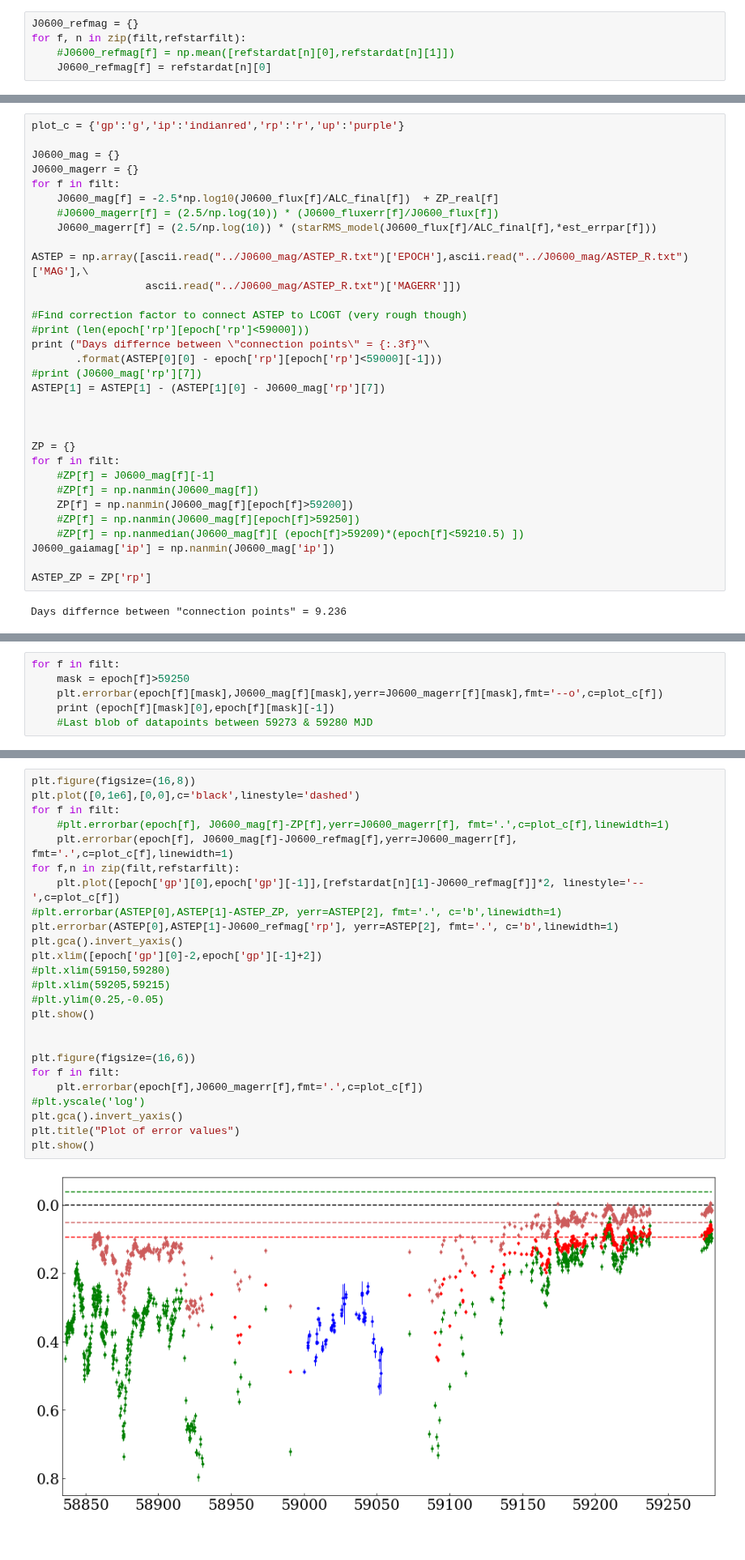
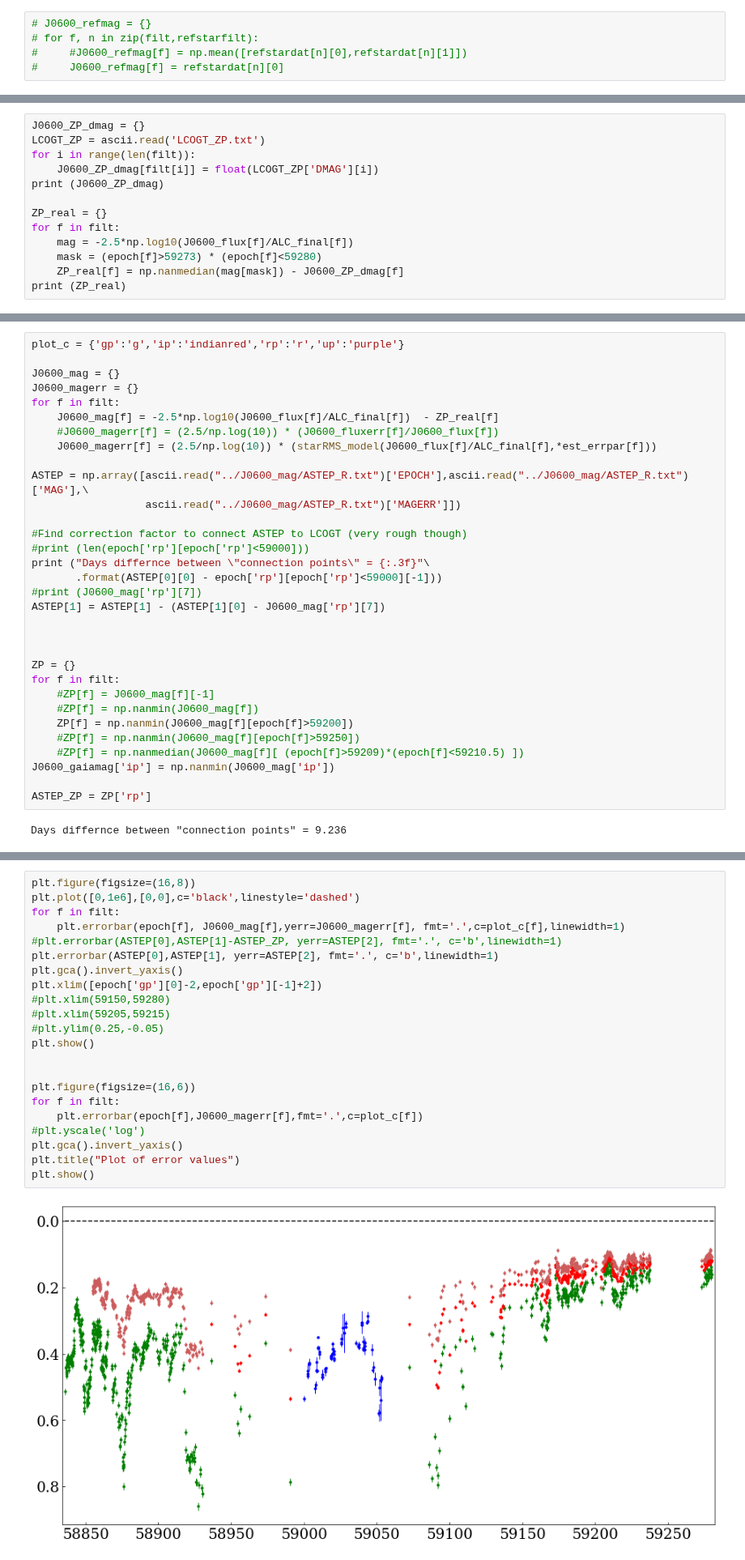
Before and after one commit to BartOuwehand/BRPJ0600, a Jupyter notebook: Differential photometry.ipynb, the cells around one changed output, grey strips where cells are left out. Shown at 81% size. Drawn from its saved outputs; the diff is of its cells as text.

```diff
--- a/Differential photometry.ipynb
+++ b/Differential photometry.ipynb
@@ -867,8 +865,8 @@ ip [ 0  2  6 10 12 24 25 27 28 29 30 32]
 # %%
-J0600_refmag = {}
-for f, n in zip(filt,refstarfilt):
-    #J0600_refmag[f] = np.mean([refstardat[n][0],refstardat[n][1]])
-    J0600_refmag[f] = refstardat[n][0]
+# J0600_refmag = {}
+# for f, n in zip(filt,refstarfilt):
+#     #J0600_refmag[f] = np.mean([refstardat[n][0],refstardat[n][1]])
+#     J0600_refmag[f] = refstardat[n][0]
 # %%
 def zeropoint(m,a):
     return m + a
@@ -972,0 +910,13 @@ for f in filt:
+# %%
+J0600_ZP_dmag = {}
+LCOGT_ZP = ascii.read('LCOGT_ZP.txt')
+for i in range(len(filt)):
+    J0600_ZP_dmag[filt[i]] = float(LCOGT_ZP['DMAG'][i])
+print (J0600_ZP_dmag)
+
+ZP_real = {}
+for f in filt:
+    mag = -2.5*np.log10(J0600_flux[f]/ALC_final[f])
+    mask = (epoch[f]>59273) * (epoch[f]<59280)
+    ZP_real[f] = np.nanmedian(mag[mask]) - J0600_ZP_dmag[f]
+print (ZP_real)
@@ -976,7 +929,7 @@ plot_c = {'gp':'g','ip':'indianred','rp':'r','up':'purple'}
 J0600_mag = {}
 J0600_magerr = {}
 for f in filt:
-    J0600_mag[f] = -2.5*np.log10(J0600_flux[f]/ALC_final[f])  + ZP_real[f]
+    J0600_mag[f] = -2.5*np.log10(J0600_flux[f]/ALC_final[f])  - ZP_real[f]
     #J0600_magerr[f] = (2.5/np.log(10)) * (J0600_fluxerr[f]/J0600_flux[f])
     J0600_magerr[f] = (2.5/np.log(10)) * (starRMS_model(J0600_flux[f]/ALC_final[f],*est_errpar[f]))
 
@@ -1058,6 +1011,0 @@ plt.show()
-# %%
-for f in filt:
-    mask = epoch[f]>59250
-    plt.errorbar(epoch[f][mask],J0600_mag[f][mask],yerr=J0600_magerr[f][mask],fmt='--o',c=plot_c[f])
-    print (epoch[f][mask][0],epoch[f][mask][-1])
-    #Last blob of datapoints between 59273 & 59280 MJD
@@ -1069,30 +1012,27 @@ for f in filt:
 # %%
 plt.figure(figsize=(16,8))
 plt.plot([0,1e6],[0,0],c='black',linestyle='dashed')
 for f in filt:
-    #plt.errorbar(epoch[f], J0600_mag[f]-ZP[f],yerr=J0600_magerr[f], fmt='.',c=plot_c[f],linewidth=1)
-    plt.errorbar(epoch[f], J0600_mag[f]-J0600_refmag[f],yerr=J0600_magerr[f], fmt='.',c=plot_c[f],linewidth=1)
-for f,n in zip(filt,refstarfilt):
-    plt.plot([epoch['gp'][0],epoch['gp'][-1]],[refstardat[n][1]-J0600_refmag[f]]*2, linestyle='--',c=plot_c[f])
+    plt.errorbar(epoch[f], J0600_mag[f],yerr=J0600_magerr[f], fmt='.',c=plot_c[f],linewidth=1)
 #plt.errorbar(ASTEP[0],ASTEP[1]-ASTEP_ZP, yerr=ASTEP[2], fmt='.', c='b',linewidth=1)
-plt.errorbar(ASTEP[0],ASTEP[1]-J0600_refmag['rp'], yerr=ASTEP[2], fmt='.', c='b',linewidth=1)
+plt.errorbar(ASTEP[0],ASTEP[1], yerr=ASTEP[2], fmt='.', c='b',linewidth=1)
 plt.gca().invert_yaxis()
 plt.xlim([epoch['gp'][0]-2,epoch['gp'][-1]+2])
 #plt.xlim(59150,59280)
 #plt.xlim(59205,59215)
 #plt.ylim(0.25,-0.05)
 plt.show()
 
 
 plt.figure(figsize=(16,6))
 for f in filt:
     plt.errorbar(epoch[f],J0600_magerr[f],fmt='.',c=plot_c[f])
 #plt.yscale('log')
 plt.gca().invert_yaxis()
 plt.title("Plot of error values")
 plt.show()
 # %% [output]
-[figure, old version]
+[figure, new version]
 [figure]
 # %%
 for f in filt:
```
Also changed, not shown: parts of 10 cells of this notebook, 6 other files.
